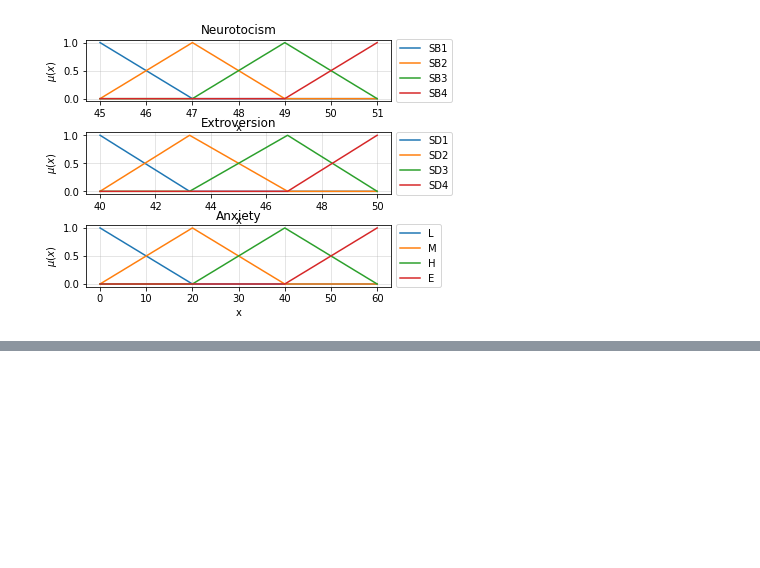
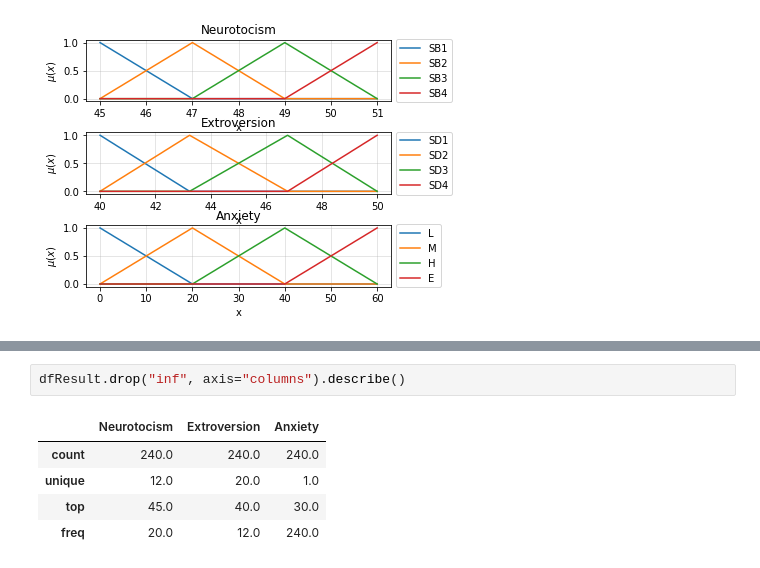
Before and after one commit to adibenc/fz-mamdani, a Jupyter notebook: fz-md1.ipynb, the cells around one changed output, grey strips where cells are left out. Drawn from its saved outputs; the diff is of its cells as text; blank space fills up the shorter version.

Commit message:
with result

```diff
--- a/fz-md1.ipynb
+++ b/fz-md1.ipynb
@@ -161,0 +157,8 @@ KeyError: "['inf'] not found in axis"
+# %%
+dfResult.drop("inf", axis="columns").describe()
+# %% [output]
+|  | Neurotocism | Extroversion | Anxiety |
+| count | 240.0 | 240.0 | 240.0 |
+| unique | 12.0 | 20.0 | 1.0 |
+| top | 45.0 | 40.0 | 30.0 |
+| freq | 20.0 | 12.0 | 240.0 |
```
Also changed, not shown: parts of 3 cells of this notebook.
